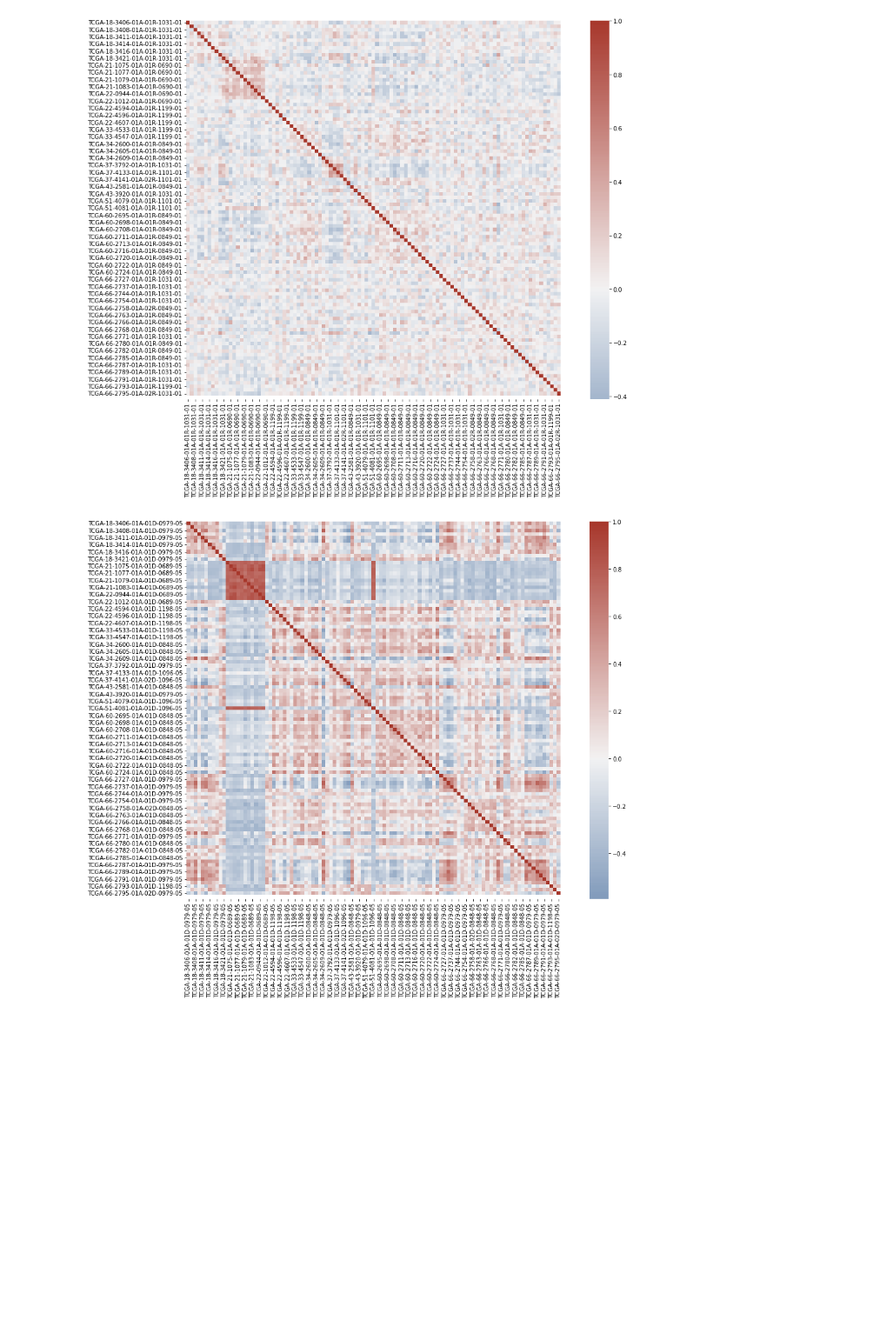
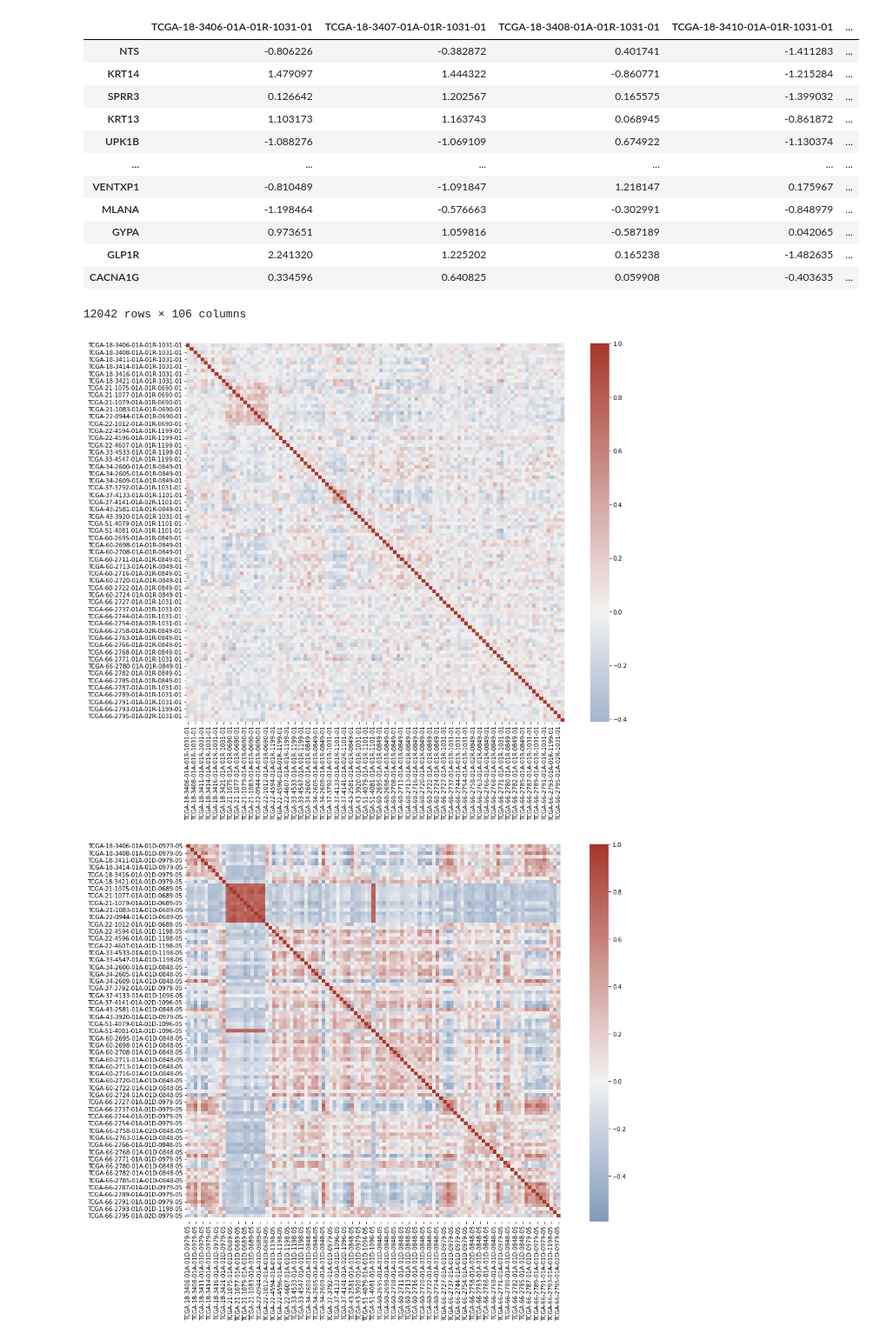
Before and after one commit to luistrinta/lung_networks, a Jupyter notebook: lung_networks.ipynb, the cells around one changed output. Shown at 87% size. Cells and saved outputs as stored; diff of their text form; code cells hidden in the pictures; blank space fills up the shorter version.

```diff
--- a/lung_networks.ipynb
+++ b/lung_networks.ipynb
@@ -8,2 +3,24 @@ df_lung_mirna = pd.read_csv("LUNG_Mirna_Expression.txt", sep="\t")
+# %%
+df_lung_gene = pd.read_csv("LUNG_Gene_Expression.txt",delimiter="\t",encoding="ASCII")
+df_lung_gene
+column_names = df_lung_gene.columns.values.tolist()
+column_names.append("")
+df_lung_gene.columns=column_names[1:]
+df_lung_gene = df_lung_gene.iloc[: , :-1]
+df_lung_gene
+# %% [output]
+|  | TCGA-18-3406-01A-01R-1031-01 | TCGA-18-3407-01A-01R-1031-01 | TCGA-18-3408-01A-01R-1031-01 | TCGA-18-3410-01A-01R-1031-01 | ... |
+| NTS | -0.806226 | -0.382872 | 0.401741 | -1.411283 | ... |
+| KRT14 | 1.479097 | 1.444322 | -0.860771 | -1.215284 | ... |
+| SPRR3 | 0.126642 | 1.202567 | 0.165575 | -1.399032 | ... |
+| KRT13 | 1.103173 | 1.163743 | 0.068945 | -0.861872 | ... |
+| UPK1B | -1.088276 | -1.069109 | 0.674922 | -1.130374 | ... |
+| ... | ... | ... | ... | ... | ... |
+| VENTXP1 | -0.810489 | -1.091847 | 1.218147 | 0.175967 | ... |
+| MLANA | -1.198464 | -0.576663 | -0.302991 | -0.848979 | ... |
+| GYPA | 0.973651 | 1.059816 | -0.587189 | 0.042065 | ... |
+| GLP1R | 2.241320 | 1.225202 | 0.165238 | -1.482635 | ... |
+| CACNA1G | 0.334596 | 0.640825 | 0.059908 | -0.403635 | ... |
+12042 rows × 106 columns
 # %%
 matrix_lung_gene=df_lung_gene.corr(method='spearman')
@@ -20,7 +37,7 @@ cmap = sns.diverging_palette(250, 15, s=75, l=40,
 _ = sns.heatmap(matrix_lung_gene, center=0,
                 fmt='.2f', square=True, cmap=cmap)
 # %% [output]
-[figure, old version]
+[figure, new version]
 # %%
 #LUNG_METHY
 plt.figure(figsize=(16,12))
```
Also changed, not shown: parts of 6 cells of this notebook, 3 other files.
